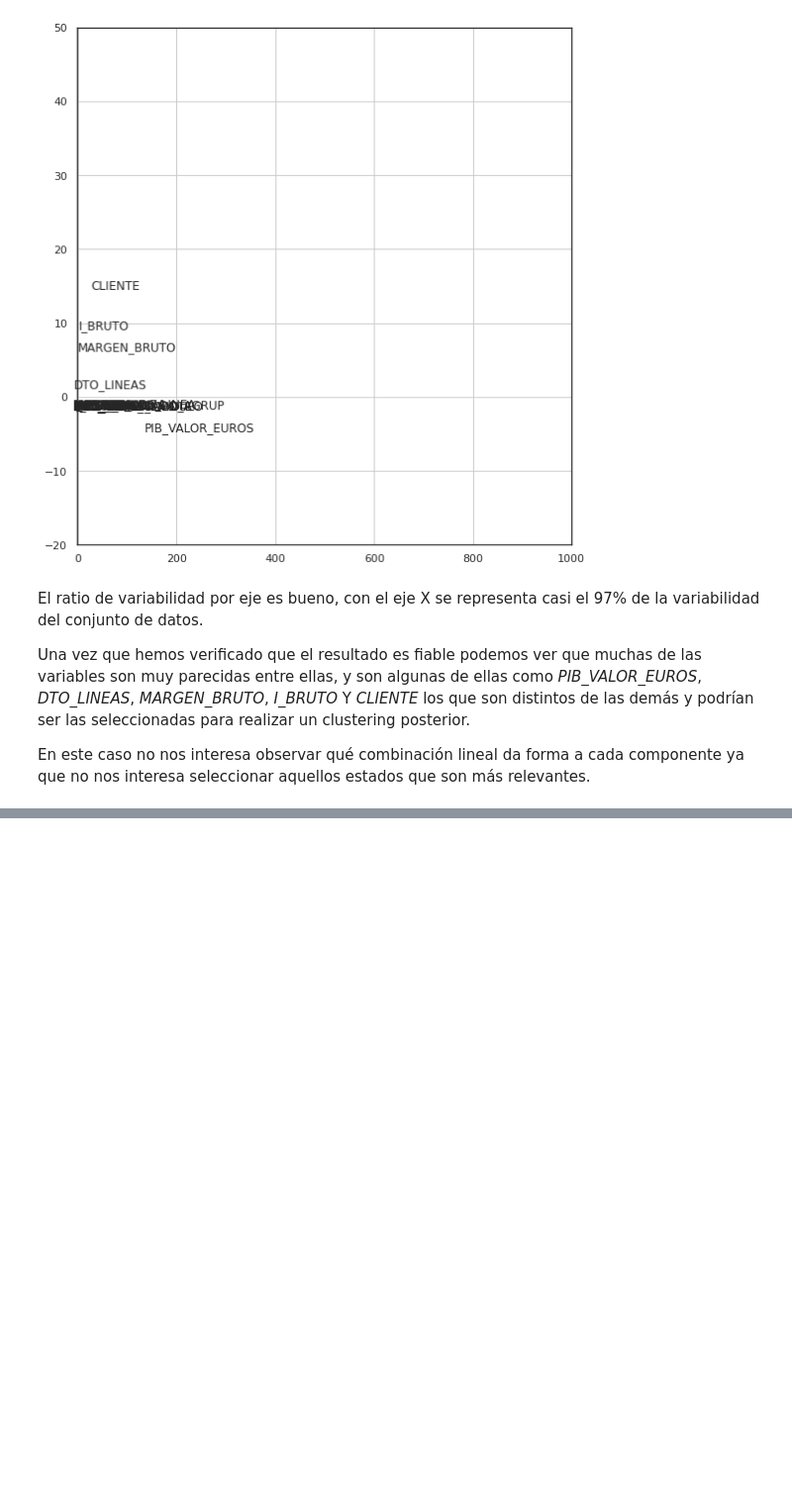
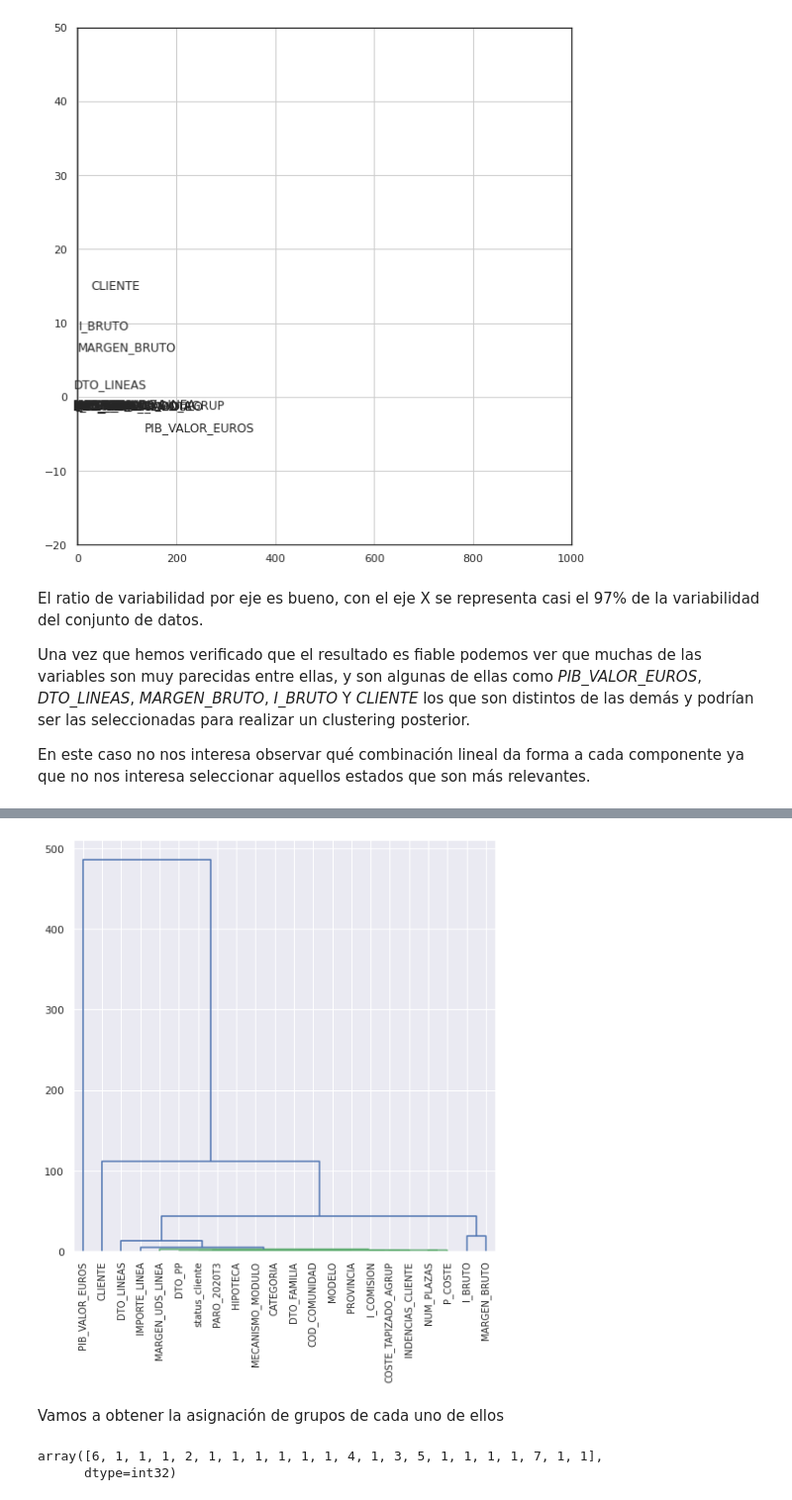
Before and after one commit to pacogp/TFM, a Jupyter notebook: Analisis_Exploratorio_TFM.ipynb, the cells around one changed output, grey strips where cells are left out. Shown at 99% size. Cells and saved outputs as stored; diff of their text form; code cells hidden in the pictures; blank space fills up the shorter version.

```diff
--- a/Analisis_Exploratorio_TFM.ipynb
+++ b/Analisis_Exploratorio_TFM.ipynb
@@ -1530,0 +1551,19 @@ En este caso no nos interesa observar qué combinación lineal da forma a cada c
+# %%
+# 3. Building the Dendrogram
+# http://docs.scipy.org/doc/scipy/reference/generated/scipy.cluster.hierarchy.linkage.html#scipy.cluster.hierarchy.linkage
+clusters = cluster.hierarchy.linkage(matdist, method = 'single')
+# http://docs.scipy.org/doc/scipy-0.14.0/reference/generated/scipy.cluster.hierarchy.dendrogram.html
+cluster.hierarchy.dendrogram(clusters, color_threshold = 3, labels = names , leaf_rotation=90)
+plt.show()
+# %% [output]
+[figure, added]
+# %% [markdown]
+Vamos a obtener la asignación de grupos de cada uno de ellos
+# %%
+cut = 3 # !!!! ad-hoc
+labels = cluster.hierarchy.fcluster(clusters, cut , criterion = 'distance')
+
+labels #seleccionaríamos sólo una variable de cada clusters. aquí se indica cada variable a qué cluster perenece...coger 1
+# %% [output]
+array([6, 1, 1, 1, 2, 1, 1, 1, 1, 1, 1, 4, 1, 3, 5, 1, 1, 1, 1, 7, 1, 1],
+      dtype=int32)
```
Also changed, not shown: parts of 14 cells of this notebook.
